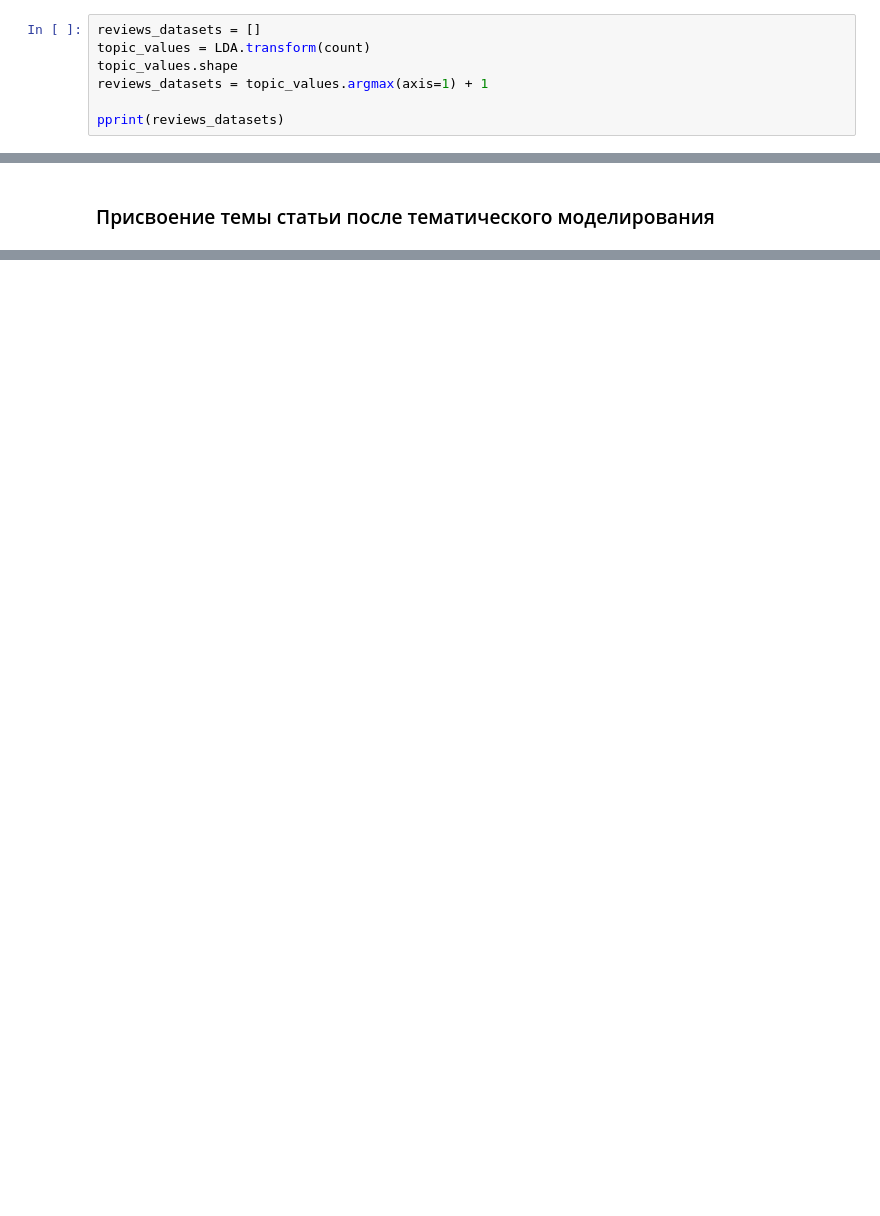
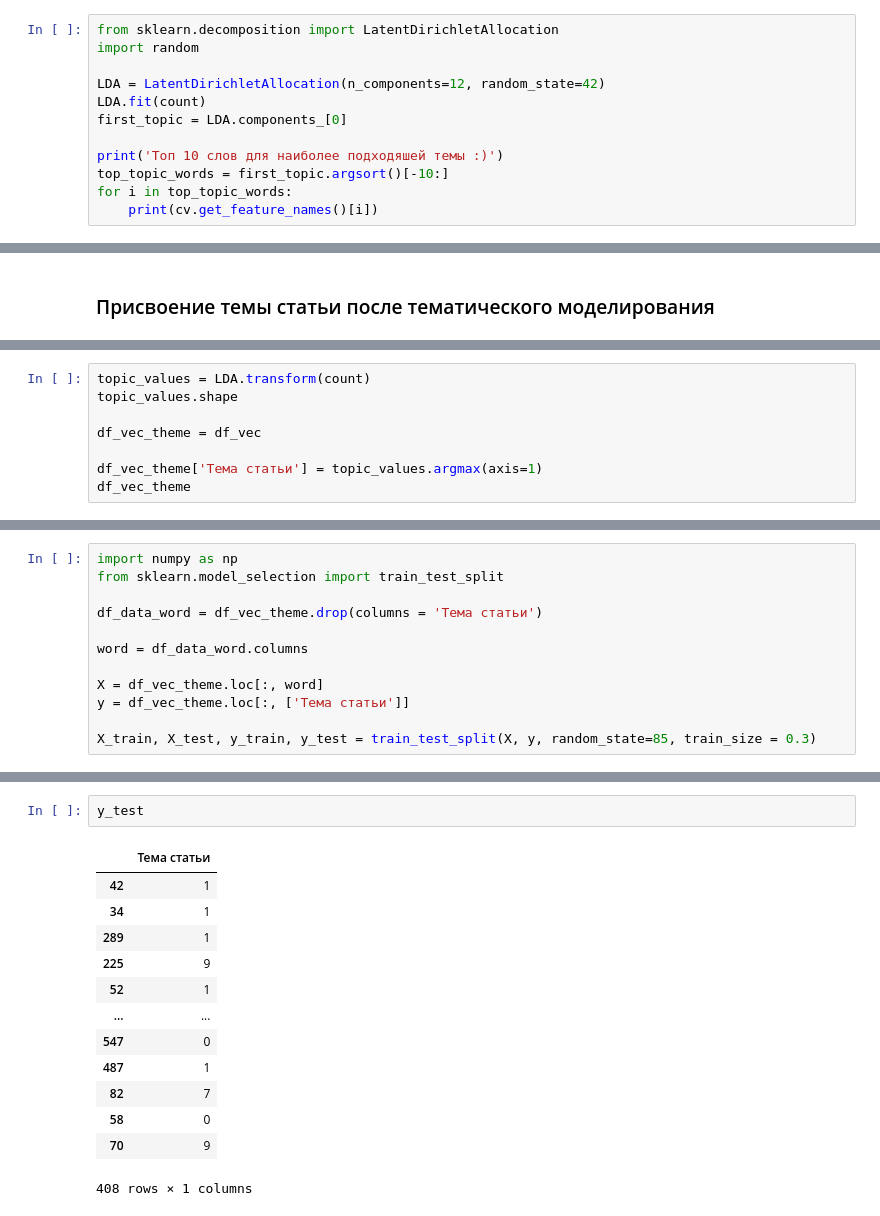
Before and after one commit to maltseivan/hr_journal, a Jupyter notebook: buzon.ipynb, the cells around one changed output, grey strips where cells are left out. Drawn from its saved outputs; the diff is of its cells as text; blank space fills up the shorter version.

```diff
--- a/buzon.ipynb
+++ b/buzon.ipynb
@@ -401,8 +320,13 @@ for i,topic in enumerate(LDA.components_):
 # %%
-reviews_datasets = []
-topic_values = LDA.transform(count)
-topic_values.shape
-reviews_datasets = topic_values.argmax(axis=1) + 1
+from sklearn.decomposition import LatentDirichletAllocation
+import random
 
-pprint(reviews_datasets)
+LDA = LatentDirichletAllocation(n_components=12, random_state=42)
+LDA.fit(count)
+first_topic = LDA.components_[0]
+
+print('Топ 10 слов для наиболее подходяшей темы :)')
+top_topic_words = first_topic.argsort()[-10:]
+for i in top_topic_words:
+    print(cv.get_feature_names()[i])
 # %% [output]
@@ -453,0 +369,8 @@ df
+# %%
+topic_values = LDA.transform(count)
+topic_values.shape
+
+df_vec_theme = df_vec
+
+df_vec_theme['Тема статьи'] = topic_values.argmax(axis=1)
+df_vec_theme
@@ -453,0 +393,12 @@ df
+# %%
+import numpy as np
+from sklearn.model_selection import train_test_split
+
+df_data_word = df_vec_theme.drop(columns = 'Тема статьи')
+
+word = df_data_word.columns
+
+X = df_vec_theme.loc[:, word]
+y = df_vec_theme.loc[:, ['Тема статьи']]
+
+X_train, X_test, y_train, y_test = train_test_split(X, y, random_state=85, train_size = 0.3)
@@ -453,0 +411,16 @@ df
+# %%
+y_test
+# %% [output]
+|  | Тема статьи |
+| 42 | 1 |
+| 34 | 1 |
+| 289 | 1 |
+| 225 | 9 |
+| 52 | 1 |
+| ... | ... |
+| 547 | 0 |
+| 487 | 1 |
+| 82 | 7 |
+| 58 | 0 |
+| 70 | 9 |
+408 rows × 1 columns
```
Also changed, not shown: parts of 32 cells of this notebook.
